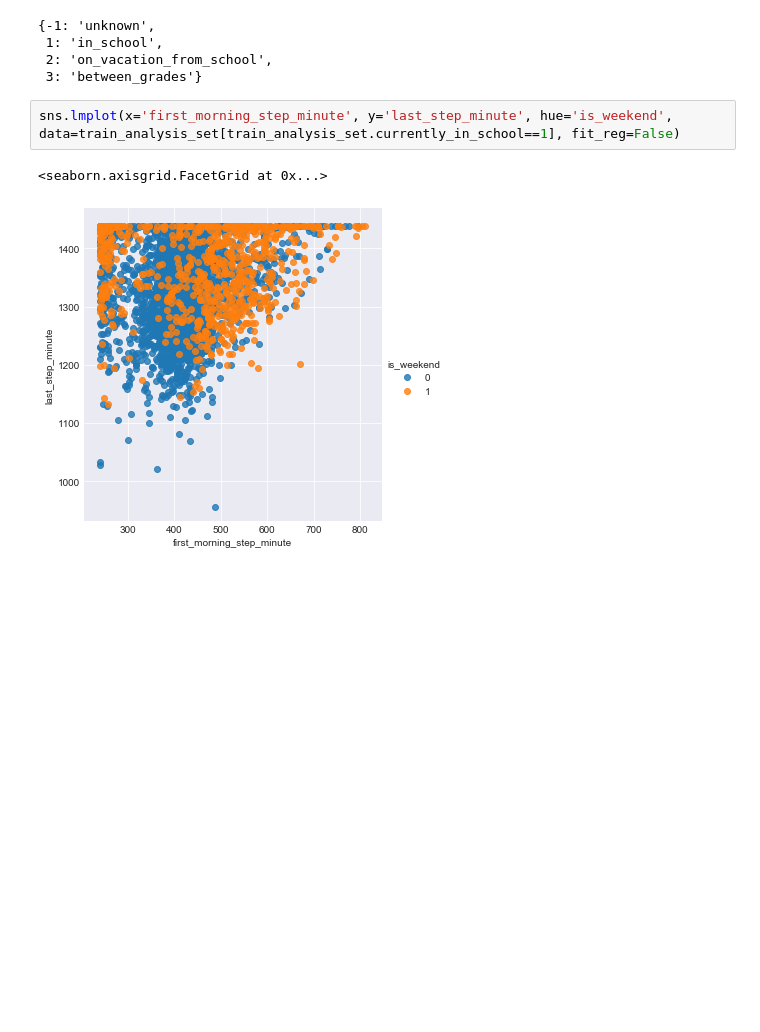
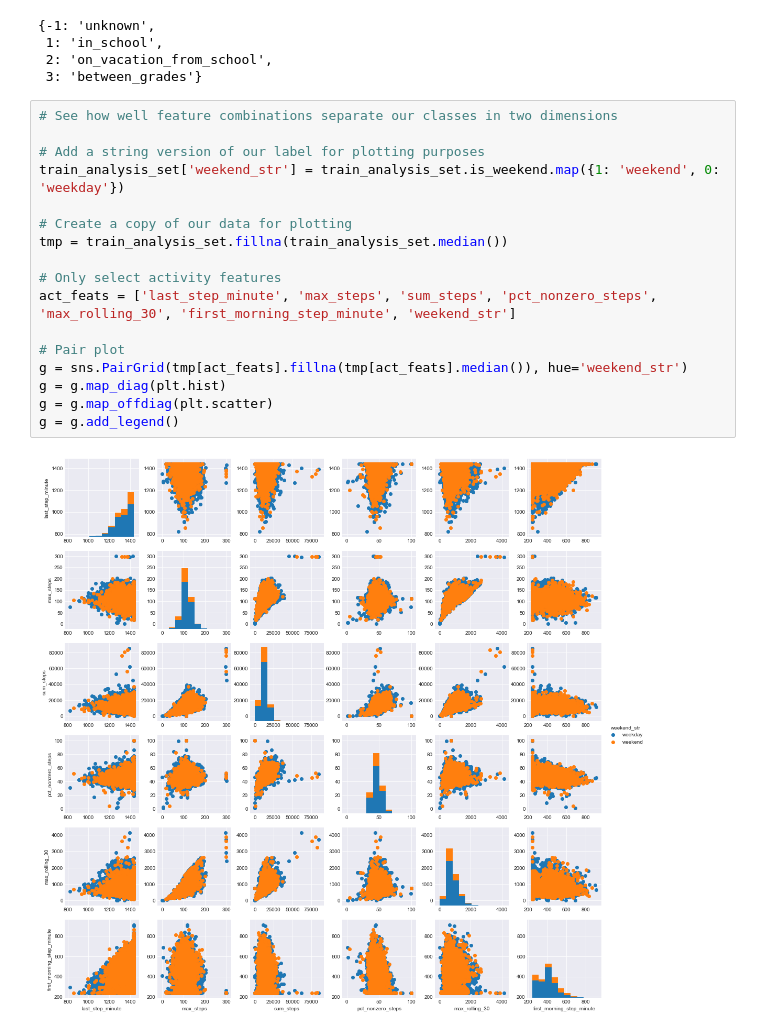
Before and after one commit to evidation-health/EvidationDataScienceModule, a Jupyter notebook: notebooks/1-Feature-Engineering.ipynb, the cells around one changed output. Cells and saved outputs as stored; diff of their text form; blank space fills up the shorter version.

```diff
--- a/notebooks/1-Feature-Engineering.ipynb
+++ b/notebooks/1-Feature-Engineering.ipynb
@@ -517,8 +500,22 @@ school_factor_levels
  1: 'in_school',
  2: 'on_vacation_from_school',
  3: 'between_grades'}
-# %%
-sns.lmplot(x='first_morning_step_minute', y='last_step_minute', hue='is_weekend', data=train_analysis_set[train_analysis_set.currently_in_school==1], fit_reg=False)
-# %% [output]
-<seaborn.axisgrid.FacetGrid at 0x...>
-[figure, removed]
+# %%
+# See how well feature combinations separate our classes in two dimensions
+
+# Add a string version of our label for plotting purposes
+train_analysis_set['weekend_str'] = train_analysis_set.is_weekend.map({1: 'weekend', 0: 'weekday'})
+
+# Create a copy of our data for plotting
+tmp = train_analysis_set.fillna(train_analysis_set.median())
+
+# Only select activity features
+act_feats = ['last_step_minute', 'max_steps', 'sum_steps', 'pct_nonzero_steps', 'max_rolling_30', 'first_morning_step_minute', 'weekend_str']
+
+# Pair plot
+g = sns.PairGrid(tmp[act_feats].fillna(tmp[act_feats].median()), hue='weekend_str')
+g = g.map_diag(plt.hist)
+g = g.map_offdiag(plt.scatter)
+g = g.add_legend()
+# %% [output]
+[figure, added]
```
Also changed, not shown: parts of 28 cells of this notebook, 5 other files.
